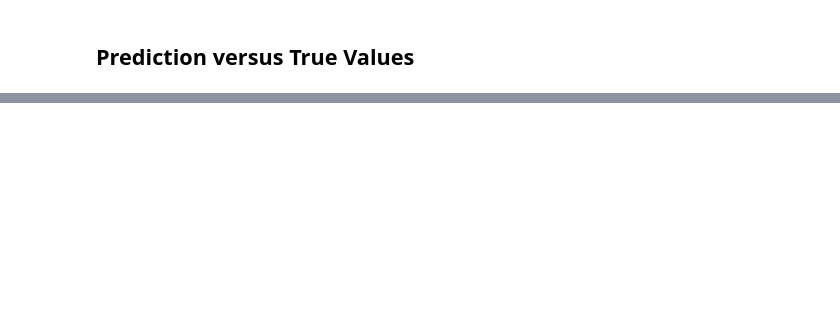
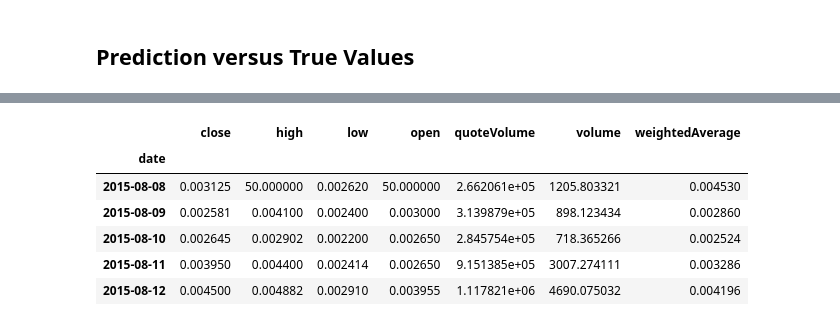
Before and after one commit to marcotav/deep-learning, a Jupyter notebook: bitcoin/notebooks/deep-learning-bitcoins-new.ipynb, the cells around one changed output, grey strips where cells are left out. Drawn from its saved outputs; the diff is of its cells as text; code cells hidden in the pictures; blank space fills up the shorter version.

```diff
--- a/bitcoin/notebooks/deep-learning-bitcoins-new.ipynb
+++ b/bitcoin/notebooks/deep-learning-bitcoins-new.ipynb
@@ -360,0 +513,10 @@ py.iplot(fig, filename='results')
+# %%
+lst_df[0].head()
+# %% [output]
+|  | close | high | low | open | quoteVolume | volume | weightedAverage |
+| date |  |  |  |  |  |  |  |
+| 2015-08-08 | 0.003125 | 50.000000 | 0.002620 | 50.000000 | 2.662061e+05 | 1205.803321 | 0.004530 |
+| 2015-08-09 | 0.002581 | 0.004100 | 0.002400 | 0.003000 | 3.139879e+05 | 898.123434 | 0.002860 |
+| 2015-08-10 | 0.002645 | 0.002902 | 0.002200 | 0.002650 | 2.845754e+05 | 718.365266 | 0.002524 |
+| 2015-08-11 | 0.003950 | 0.004400 | 0.002414 | 0.002650 | 9.151385e+05 | 3007.274111 | 0.003286 |
+| 2015-08-12 | 0.004500 | 0.004882 | 0.002910 | 0.003955 | 1.117821e+06 | 4690.075032 | 0.004196 |
```
Also changed, not shown: parts of 35 cells of this notebook.
